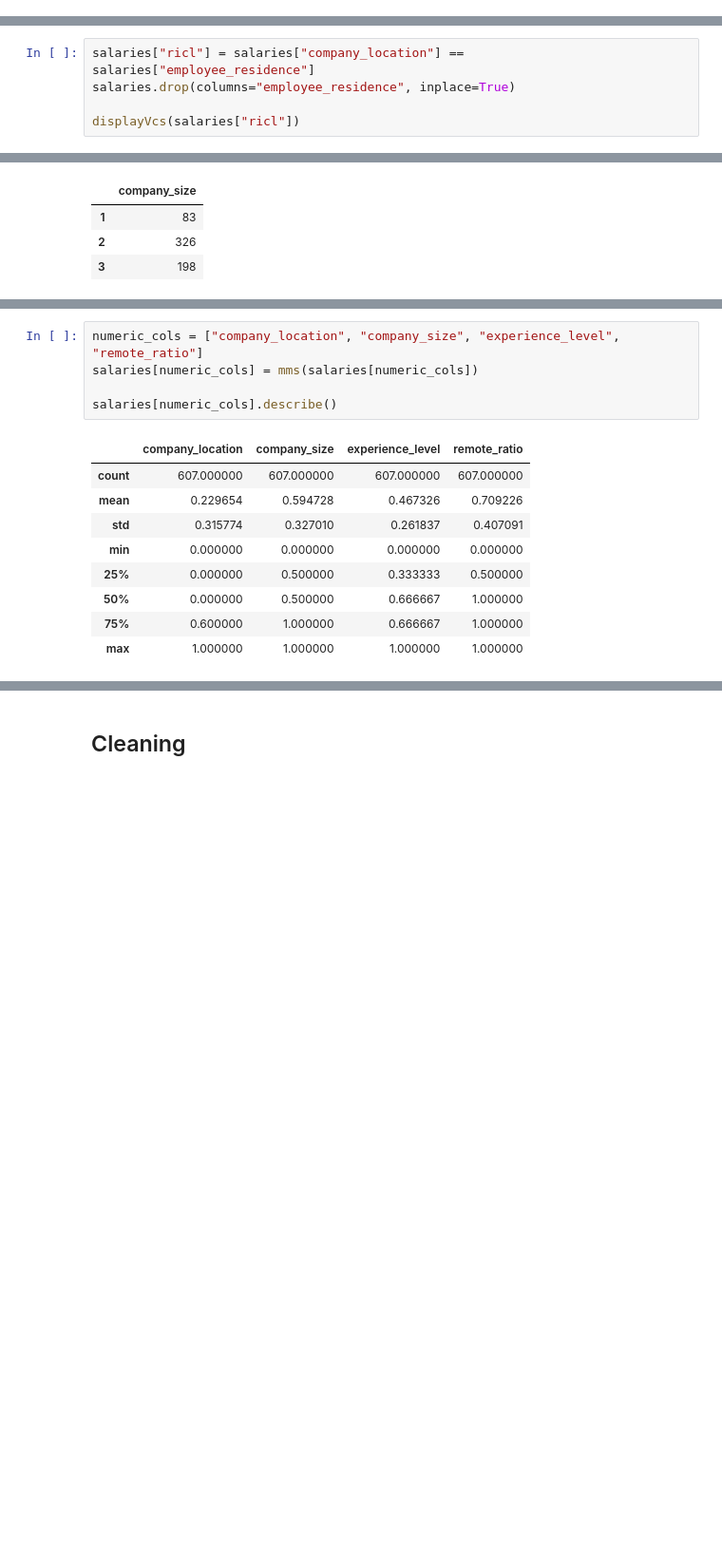
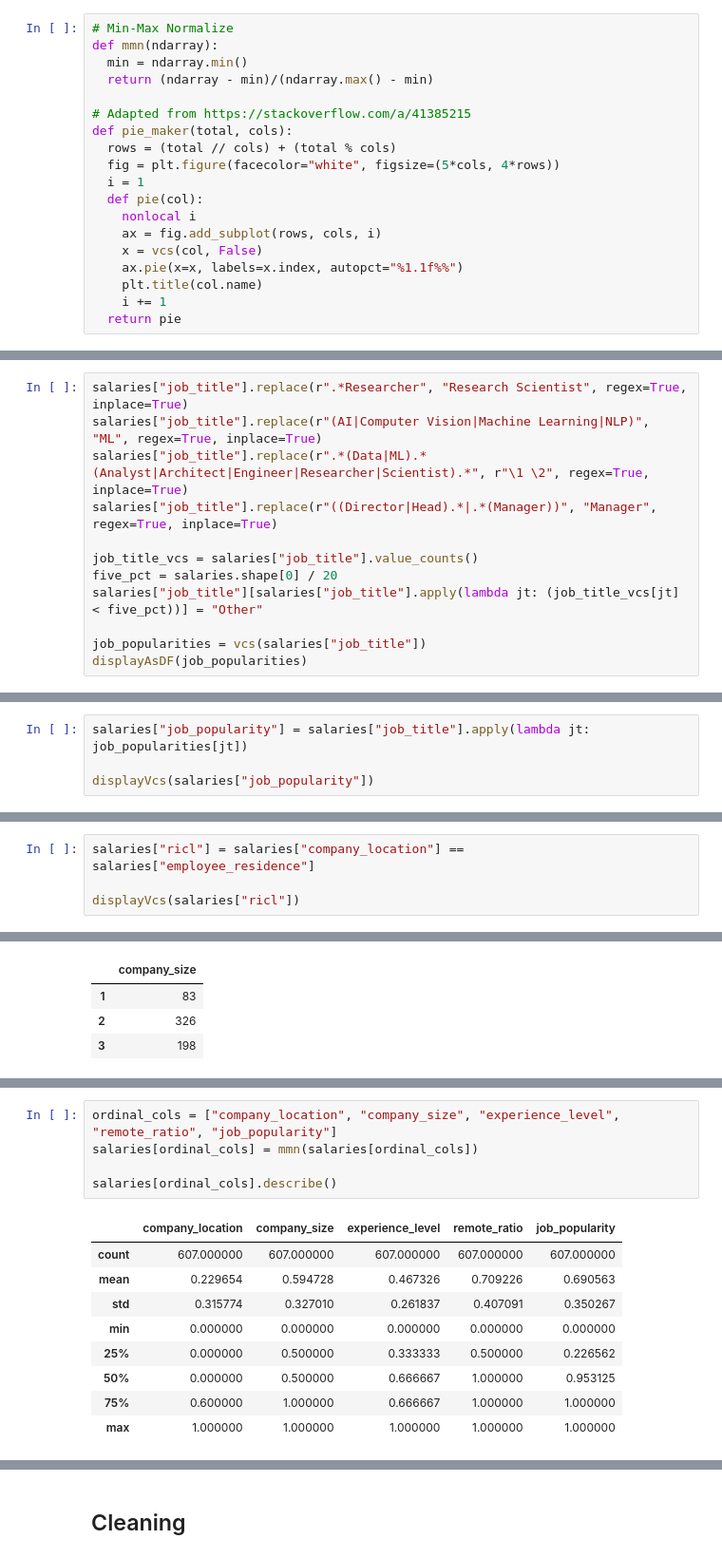
Before and after one commit to TMK04/mldp-project, a Jupyter notebook: workflow/preprocessing.ipynb, the cells around one changed output, grey strips where cells are left out. Shown: that part at 95% size. Drawn from its saved outputs; the diff is of its cells as text; blank space fills up the shorter version.

```diff
--- a/workflow/preprocessing.ipynb
+++ b/workflow/preprocessing.ipynb
@@ -21,3 +23,22 @@ salaries = pd.read_csv("ds_salaries.csv", index_col=0)
+# %%
+# Min-Max Normalize
+def mmn(ndarray):
+  min = ndarray.min()
+  return (ndarray - min)/(ndarray.max() - min)
+
+# Adapted from https://stackoverflow.com/a/41385215
+def pie_maker(total, cols):
+  rows = (total // cols) + (total % cols)
+  fig = plt.figure(facecolor="white", figsize=(5*cols, 4*rows))
+  i = 1
+  def pie(col):
+    nonlocal i
+    ax = fig.add_subplot(rows, cols, i)
+    x = vcs(col, False)
+    ax.pie(x=x, labels=x.index, autopct="%1.1f%%")
+    plt.title(col.name)
+    i += 1
+  return pie
 # %% [markdown]
 # Pre-processing
 # %% [markdown]
@@ -42,0 +175,12 @@ salaries
+# %%
+salaries["job_title"].replace(r".*Researcher", "Research Scientist", regex=True, inplace=True)
+salaries["job_title"].replace(r"(AI|Computer Vision|Machine Learning|NLP)", "ML", regex=True, inplace=True)
+salaries["job_title"].replace(r".*(Data|ML).*(Analyst|Architect|Engineer|Researcher|Scientist).*", r"\1 \2", regex=True, inplace=True)
+salaries["job_title"].replace(r"((Director|Head).*|.*(Manager))", "Manager", regex=True, inplace=True)
+
+job_title_vcs = salaries["job_title"].value_counts()
+five_pct = salaries.shape[0] / 20
+salaries["job_title"][salaries["job_title"].apply(lambda jt: (job_title_vcs[jt] < five_pct))] = "Other"
+
+job_popularities = vcs(salaries["job_title"])
+displayAsDF(job_popularities)
@@ -42,0 +197,4 @@ salaries
+# %%
+salaries["job_popularity"] = salaries["job_title"].apply(lambda jt: job_popularities[jt])
+
+displayVcs(salaries["job_popularity"])
@@ -47,6 +215,5 @@ salaries
 # %%
 salaries["ricl"] = salaries["company_location"] == salaries["employee_residence"]
-salaries.drop(columns="employee_residence", inplace=True)
 
 displayVcs(salaries["ricl"])
 # %% [output]
@@ -113,15 +270,15 @@ displayVcs(salaries["company_size"])
 # %%
-numeric_cols = ["company_location", "company_size", "experience_level", "remote_ratio"]
-salaries[numeric_cols] = mms(salaries[numeric_cols])
+ordinal_cols = ["company_location", "company_size", "experience_level", "remote_ratio", "job_popularity"]
+salaries[ordinal_cols] = mmn(salaries[ordinal_cols])
 
-salaries[numeric_cols].describe()
+salaries[ordinal_cols].describe()
 # %% [output]
-|  | company_location | company_size | experience_level | remote_ratio |
-| count | 607.000000 | 607.000000 | 607.000000 | 607.000000 |
-| mean | 0.229654 | 0.594728 | 0.467326 | 0.709226 |
-| std | 0.315774 | 0.327010 | 0.261837 | 0.407091 |
-| min | 0.000000 | 0.000000 | 0.000000 | 0.000000 |
-| 25% | 0.000000 | 0.500000 | 0.333333 | 0.500000 |
-| 50% | 0.000000 | 0.500000 | 0.666667 | 1.000000 |
-| 75% | 0.600000 | 1.000000 | 0.666667 | 1.000000 |
-| max | 1.000000 | 1.000000 | 1.000000 | 1.000000 |
+|  | company_location | company_size | experience_level | remote_ratio | job_popularity |
+| count | 607.000000 | 607.000000 | 607.000000 | 607.000000 | 607.000000 |
+| mean | 0.229654 | 0.594728 | 0.467326 | 0.709226 | 0.690563 |
+| std | 0.315774 | 0.327010 | 0.261837 | 0.407091 | 0.350267 |
+| min | 0.000000 | 0.000000 | 0.000000 | 0.000000 | 0.000000 |
+| 25% | 0.000000 | 0.500000 | 0.333333 | 0.500000 | 0.226562 |
+| 50% | 0.000000 | 0.500000 | 0.666667 | 1.000000 | 0.953125 |
+| 75% | 0.600000 | 1.000000 | 0.666667 | 1.000000 | 1.000000 |
+| max | 1.000000 | 1.000000 | 1.000000 | 1.000000 | 1.000000 |
```
Also changed, not shown: parts of 36 cells of this notebook, 5 other files.
